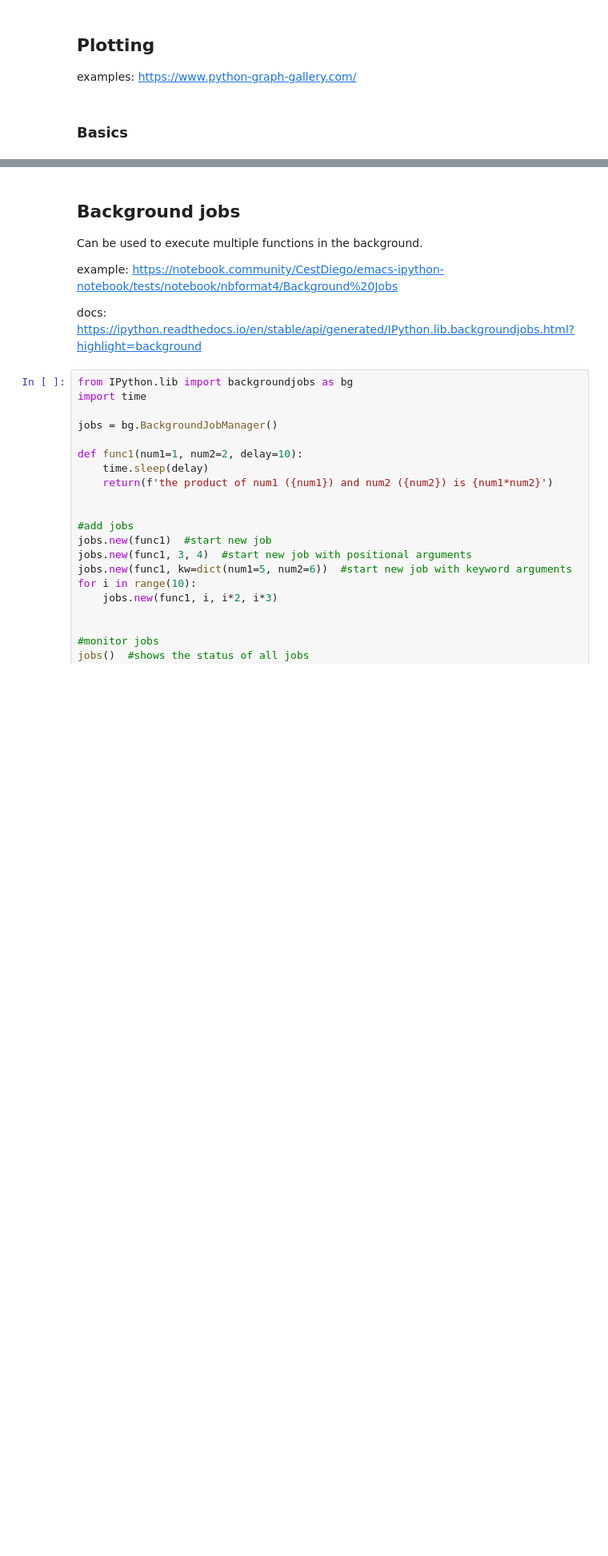
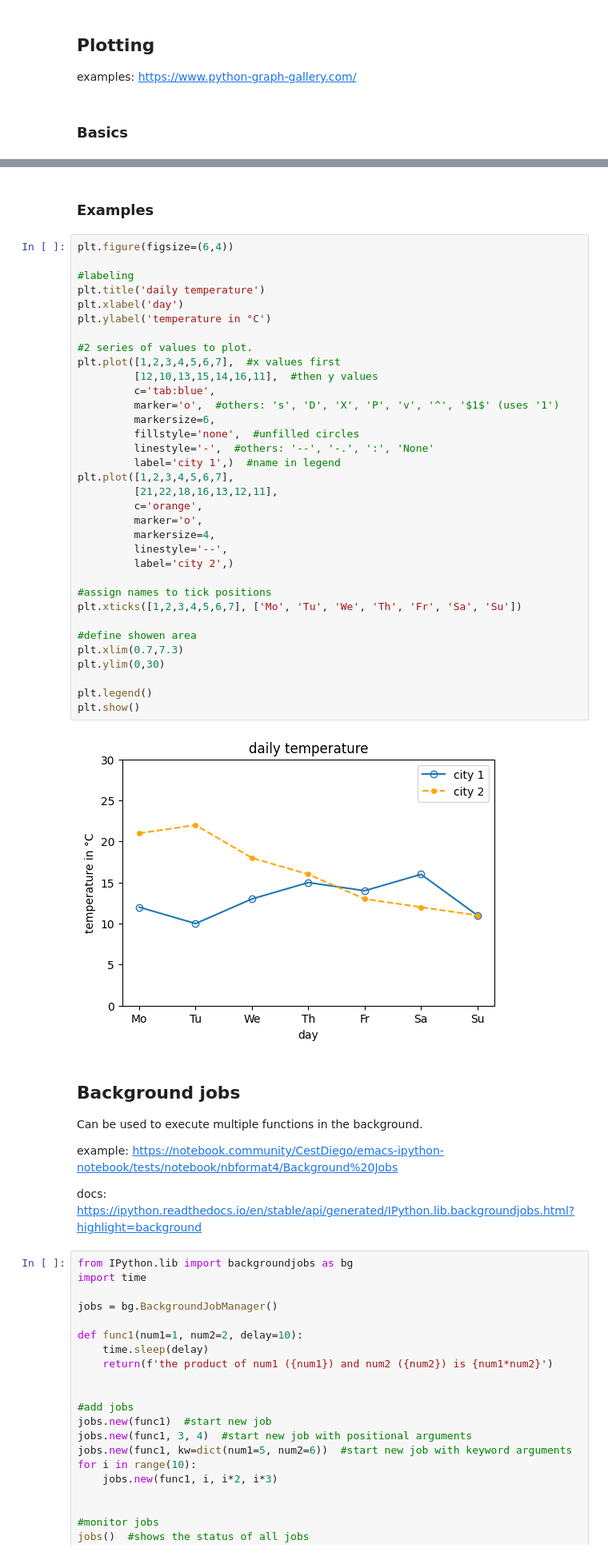
Before and after one commit to MartinVoelkl94/Python_compendium, a Jupyter notebook: Python_compendium.ipynb, the cells around one changed output, grey strips where cells are left out. Shown: that part at 80% size. Saved outputs shown, nothing was run; the diff lists cells and outputs as text; blank space fills up the shorter version.

```diff
--- a/Python_compendium.ipynb
+++ b/Python_compendium.ipynb
@@ -489,6 +490,44 @@ plt.xlim(1,10)  #start and end of axis
 plt.xlabel('time')  #name axis
 plt.legend()  #show labels that were assigned when creating the plot
 plt.savefig('name.png', bbox_inches='tight', pad_inches=0.05)  #save as .png
+# %% [markdown]
+### Examples
+# %%
+plt.figure(figsize=(6,4))
+
+#labeling
+plt.title('daily temperature')
+plt.xlabel('day')
+plt.ylabel('temperature in °C')
+
+#2 series of values to plot.
+plt.plot([1,2,3,4,5,6,7],  #x values first
+         [12,10,13,15,14,16,11],  #then y values
+         c='tab:blue',
+         marker='o',  #others: 's', 'D', 'X', 'P', 'v', '^', '$1$' (uses '1')
+         markersize=6,
+         fillstyle='none',  #unfilled circles
+         linestyle='-',  #others: '--', '-.', ':', 'None'
+         label='city 1',)  #name in legend
+plt.plot([1,2,3,4,5,6,7],
+         [21,22,18,16,13,12,11],
+         c='orange',
+         marker='o',
+         markersize=4,
+         linestyle='--',
+         label='city 2',)
+
+#assign names to tick positions
+plt.xticks([1,2,3,4,5,6,7], ['Mo', 'Tu', 'We', 'Th', 'Fr', 'Sa', 'Su'])
+
+#define showen area
+plt.xlim(0.7,7.3)
+plt.ylim(0,30)
+
+plt.legend()
+plt.show()
+# %% [output]
+[figure, added]
 # %% [markdown]
 ## Background jobs
 
```
Also changed, not shown: parts of 1 cell of this notebook.
